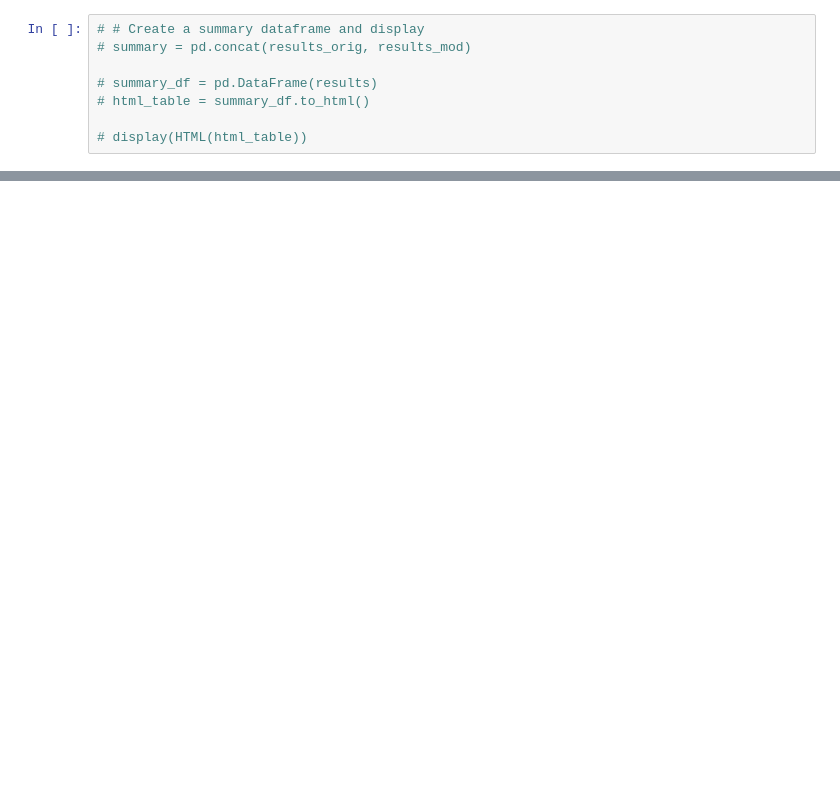
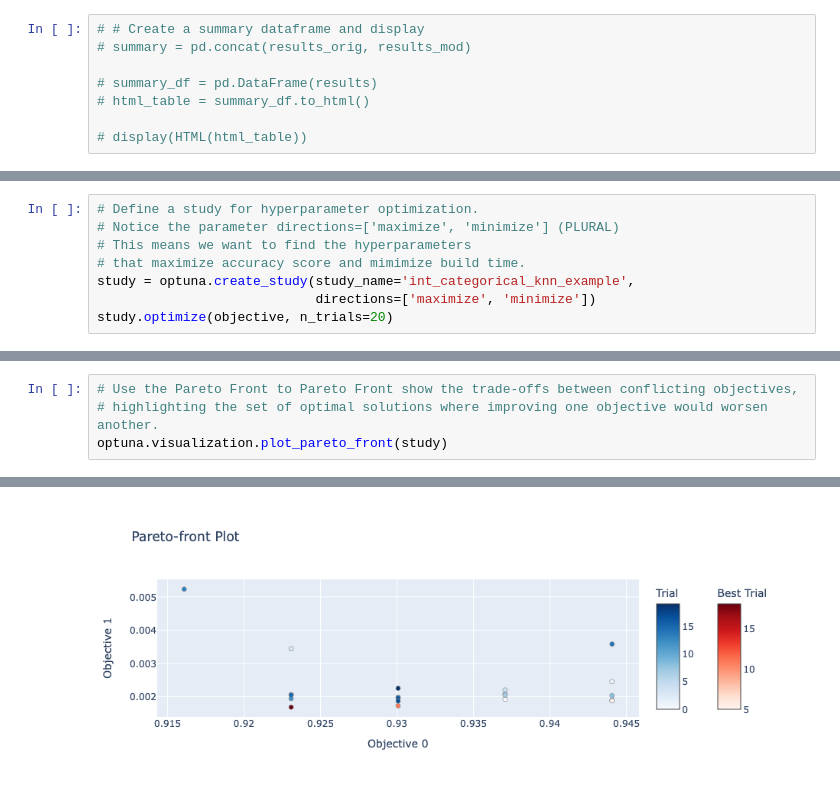
Before and after one commit to akatelync/optuna-exploration, a Jupyter notebook: grid-optuna_comparison.ipynb, the cells around one changed output, grey strips where cells are left out. Saved outputs shown, nothing was run; the diff lists cells and outputs as text; blank space fills up the shorter version.

```diff
--- a/grid-optuna_comparison.ipynb
+++ b/grid-optuna_comparison.ipynb
@@ -382,0 +590,8 @@ display(HTML(html_table))
+# %%
+# Define a study for hyperparameter optimization.
+# Notice the parameter directions=['maximize', 'minimize'] (PLURAL)
+# This means we want to find the hyperparameters
+# that maximize accuracy score and mimimize build time.
+study = optuna.create_study(study_name='int_categorical_knn_example',
+                            directions=['maximize', 'minimize'])
+study.optimize(objective, n_trials=20)
@@ -382,0 +637,5 @@ display(HTML(html_table))
+# %%
+# Use the Pareto Front to Pareto Front show the trade-offs between conflicting objectives,
+# highlighting the set of optimal solutions where improving one objective would worsen another.
+optuna.visualization.plot_pareto_front(study)
+# %% [output]
@@ -382,0 +643 @@ display(HTML(html_table))
+[figure, added]
```
Also changed, not shown: parts of 29 cells of this notebook.
